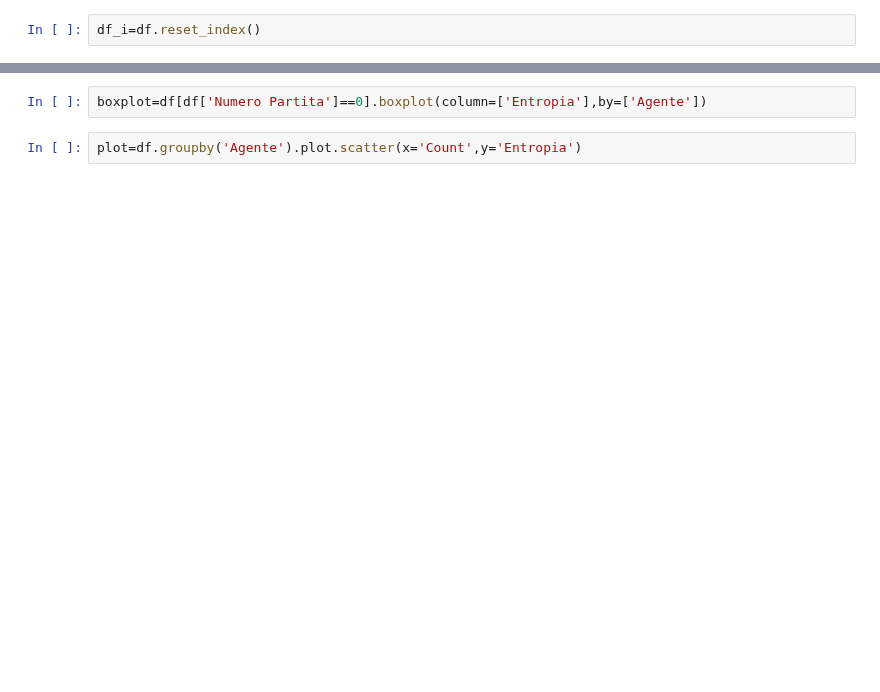
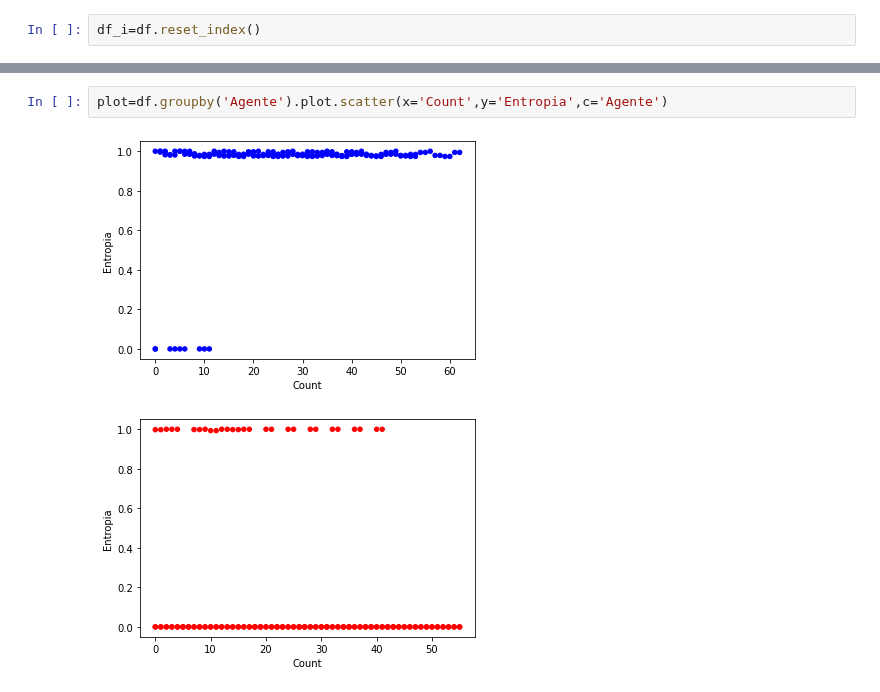
Before and after one commit to IDSIA/NewTechnoWar, a Jupyter notebook: code/AnalysisEntropyRegressor.ipynb, the cells around one changed output, grey strips where cells are left out. Saved outputs shown, nothing was run; the diff lists cells and outputs as text; blank space fills up the shorter version.

```diff
--- a/code/AnalysisEntropyRegressor.ipynb
+++ b/code/AnalysisEntropyRegressor.ipynb
@@ -99,4 +107,5 @@ boxplot=df.boxplot(column=['Score', 'Entropia'],by=['Numero Partita','Agente'])
-# %%
-boxplot=df[df['Numero Partita']==0].boxplot(column=['Entropia'],by=['Agente'])
 # %%
-plot=df.groupby('Agente').plot.scatter(x='Count',y='Entropia')
+plot=df.groupby('Agente').plot.scatter(x='Count',y='Entropia',c='Agente')
+# %% [output]
+[figure, added]
+[figure, added]
```
Also changed, not shown: parts of 22 cells of this notebook.
